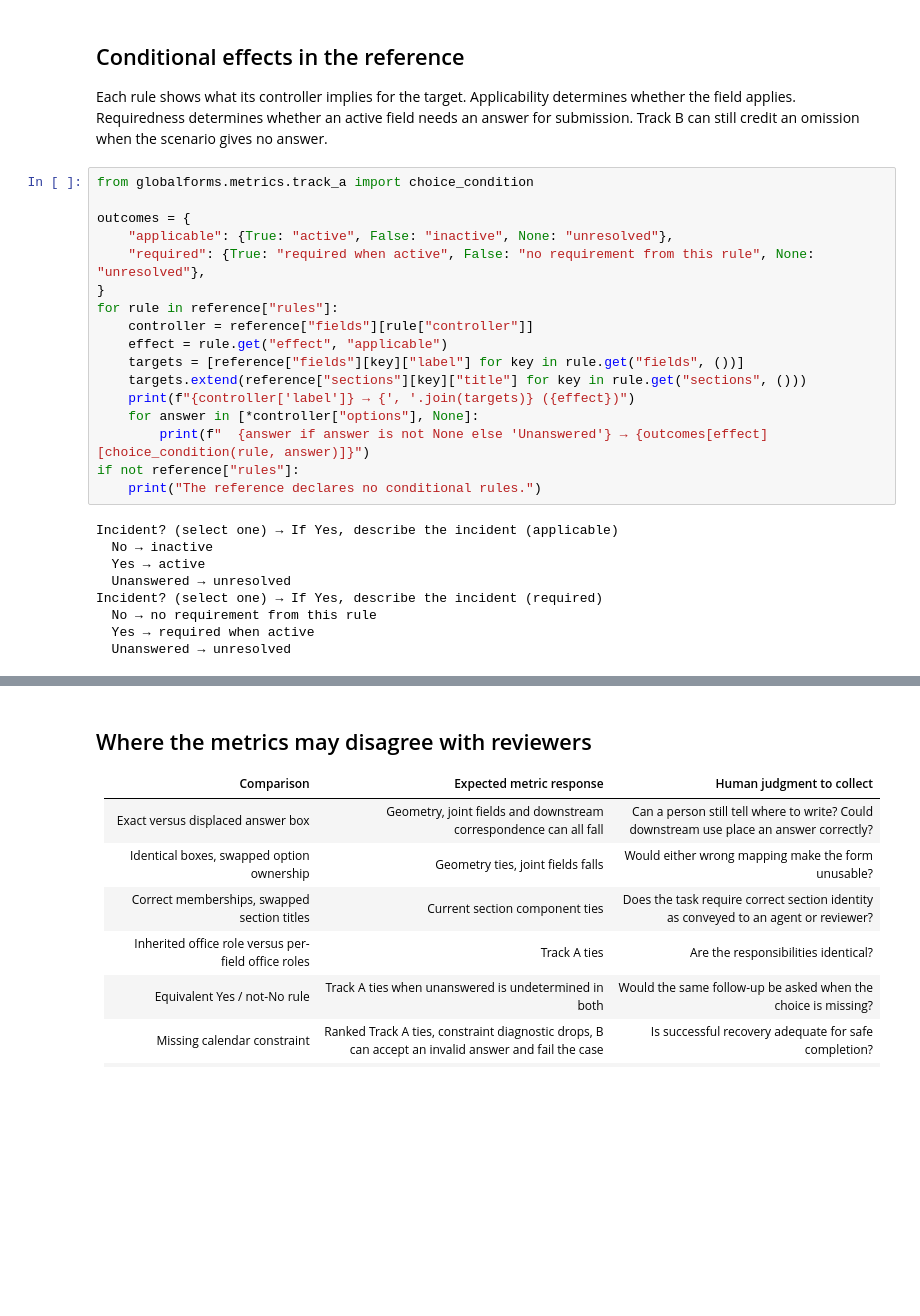
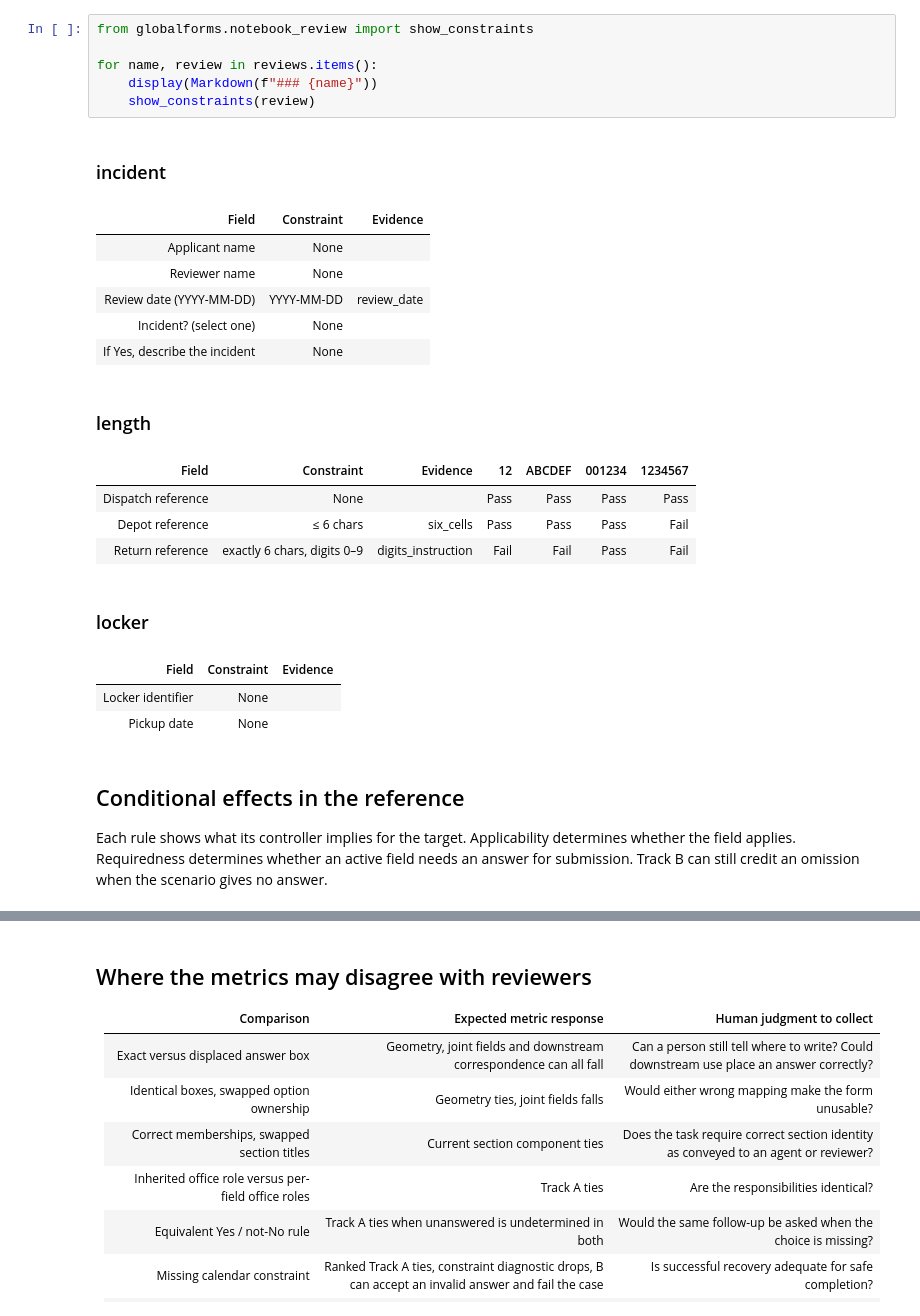
Before and after one commit to globalforms/metric-pilot, a Jupyter notebook: GlobalForms-metric-pilot.ipynb, the cells around one changed output, grey strips where cells are left out. Saved outputs shown, nothing was run; the diff lists cells and outputs as text; blank space fills up the shorter version.

```diff
--- a/GlobalForms-metric-pilot.ipynb
+++ b/GlobalForms-metric-pilot.ipynb
@@ -80,30 +95,27 @@ review_spec
+# %%
+from globalforms.notebook_review import show_constraints
+
+for name, review in reviews.items():
+    display(Markdown(f"### {name}"))
+    show_constraints(review)
+# %% [output]
+### incident
+| Field | Constraint | Evidence |
+| Applicant name | None |  |
+| Reviewer name | None |  |
+| Review date (YYYY-MM-DD) | YYYY-MM-DD | review_date |
+| Incident? (select one) | None |  |
+| If Yes, describe the incident | None |  |
+### length
+| Field | Constraint | Evidence | 12 | ABCDEF | 001234 | 1234567 |
+| Dispatch reference | None |  | Pass | Pass | Pass | Pass |
+| Depot reference | ≤ 6 chars | six_cells | Pass | Pass | Pass | Fail |
+| Return reference | exactly 6 chars, digits 0–9 | digits_instruction | Fail | Fail | Pass | Fail |
+### locker
+| Field | Constraint | Evidence |
+| Locker identifier | None |  |
+| Pickup date | None |  |
 # %% [markdown]
 ## Conditional effects in the reference
 
 Each rule shows what its controller implies for the target. Applicability determines whether the field applies. Requiredness determines whether an active field needs an answer for submission. Track B can still credit an omission when the scenario gives no answer.
-# %%
-from globalforms.metrics.track_a import choice_condition
-
-outcomes = {
-    "applicable": {True: "active", False: "inactive", None: "unresolved"},
-    "required": {True: "required when active", False: "no requirement from this rule", None: "unresolved"},
-}
-for rule in reference["rules"]:
-    controller = reference["fields"][rule["controller"]]
-    effect = rule.get("effect", "applicable")
-    targets = [reference["fields"][key]["label"] for key in rule.get("fields", ())]
-    targets.extend(reference["sections"][key]["title"] for key in rule.get("sections", ()))
-    print(f"{controller['label']} → {', '.join(targets)} ({effect})")
-    for answer in [*controller["options"], None]:
-        print(f"  {answer if answer is not None else 'Unanswered'} → {outcomes[effect][choice_condition(rule, answer)]}")
-if not reference["rules"]:
-    print("The reference declares no conditional rules.")
-# %% [output]
-Incident? (select one) → If Yes, describe the incident (applicable)
-  No → inactive
-  Yes → active
-  Unanswered → unresolved
-Incident? (select one) → If Yes, describe the incident (required)
-  No → no requirement from this rule
-  Yes → required when active
-  Unanswered → unresolved
```
Also changed, not shown: parts of 21 cells of this notebook, 34 other files.
